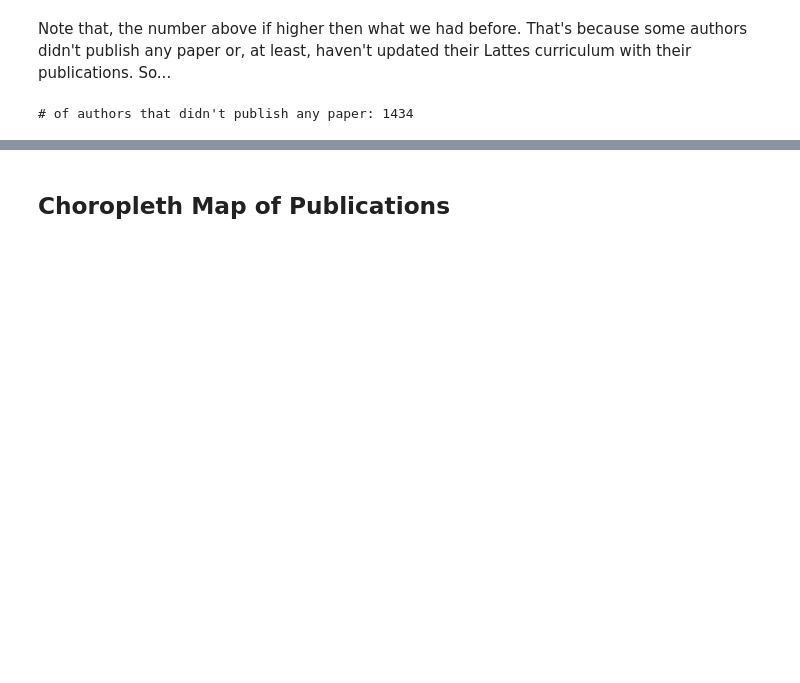
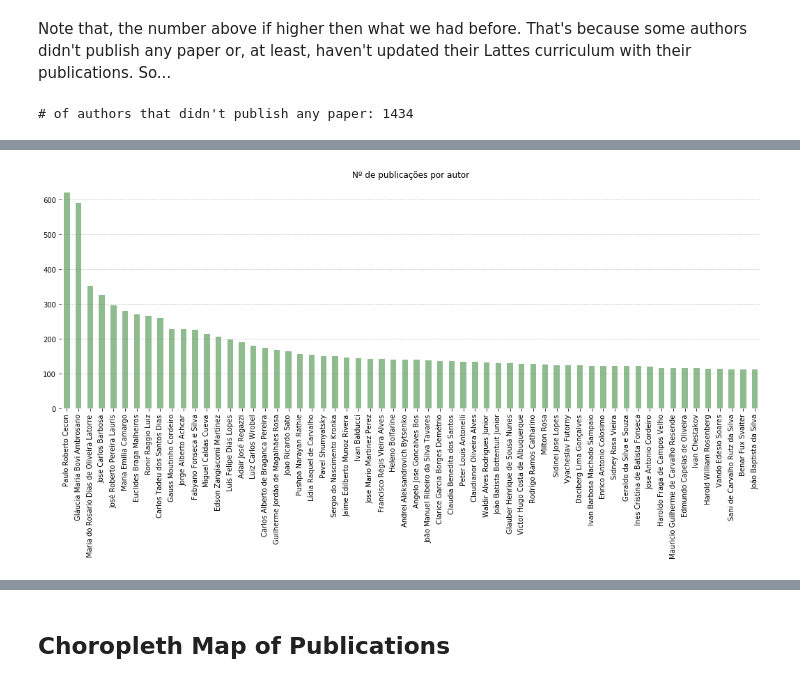
Before and after one commit to davibarreira/PBMNet, a Jupyter notebook: Exploring_Database.ipynb, the cells around one changed output, grey strips where cells are left out. Cells and saved outputs as stored; diff of their text form; code cells hidden in the pictures; blank space fills up the shorter version.

```diff
--- a/Exploring_Database.ipynb
+++ b/Exploring_Database.ipynb
@@ -204,0 +223,33 @@ Name: AREA, dtype: int64
+# %%
+# ranking of publications
+authors_ranking = df_pub_unique['NOME-COMPLETO'].value_counts().copy()
+
+# organizing the ranking dataframe
+authors_ranking = pd.DataFrame(authors_ranking).reset_index()
+
+# renaming columns
+authors_ranking.rename(columns={'index':'NOME-COMPLETO', 'NOME-COMPLETO':'N_PUBLICACOES'}, inplace=True)
+
+# saving to csv
+authors_ranking.to_csv('ranking_autores.csv', sep=';', encoding='latin-1',
+                                                    header=False)
+# %%
+ax = authors_ranking[:60].plot(kind='bar', color='darkseagreen', legend=False, figsize=(18,6),
+                               title='Nº de publicações por autor')
+
+# removing frames
+ax.spines['top'].set_visible(False)
+ax.spines['right'].set_visible(False)
+ax.spines['bottom'].set_visible(False)
+ax.spines['left'].set_visible(False)
+
+# horizontal grid lines
+ax.yaxis.grid(zorder=0,which="major", color='gray', linestyle=':', linewidth=0.6)
+#plt.ylim(0,6000)
+
+# x-ticks
+plt.xticks(rotation=90)
+
+plt.savefig('Ranking_autores.png', bbox_inches='tight')
+# %% [output]
+[figure, added]
```
Also changed, not shown: parts of 13 cells of this notebook, 6 other files.
